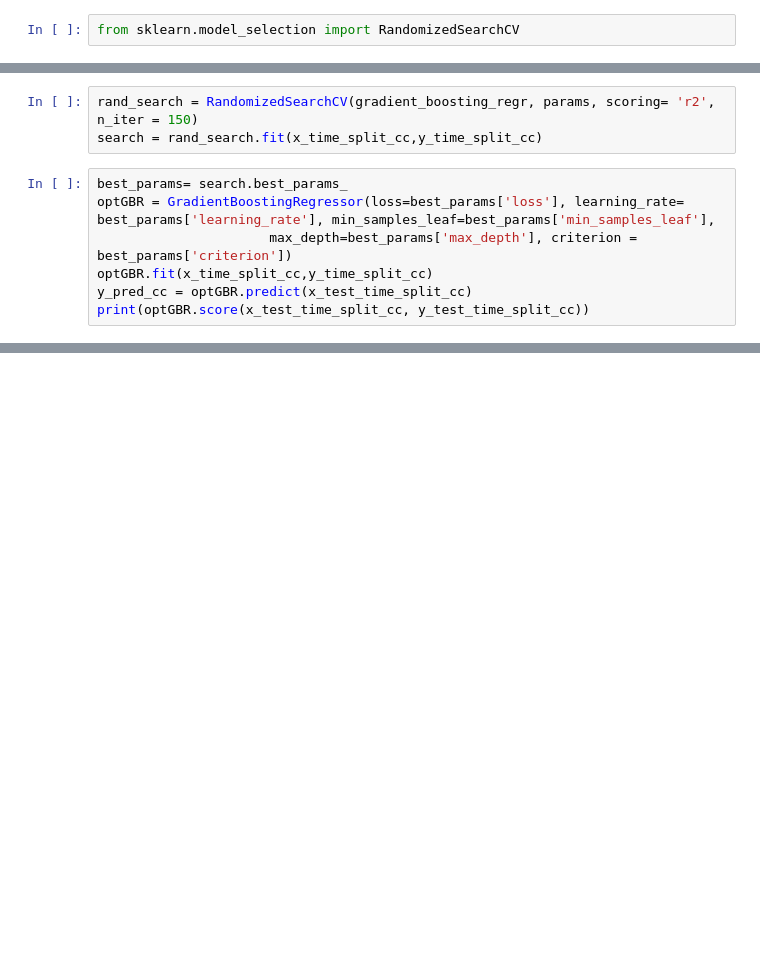
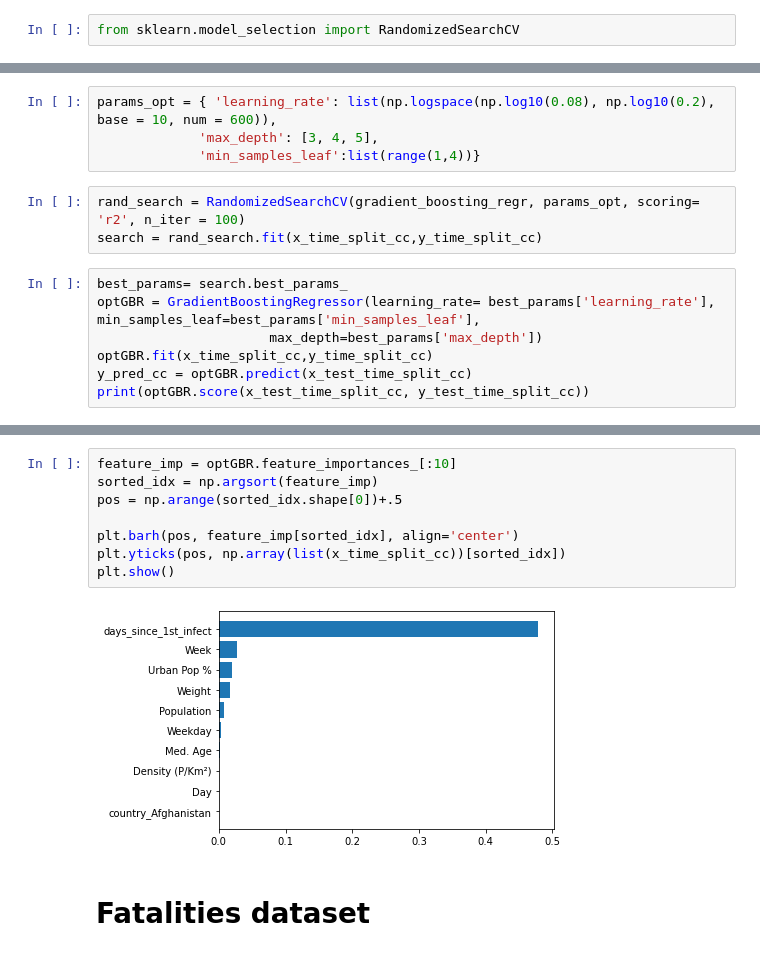
Before and after one commit to acquayefrank/MLDM2020-Project, a Jupyter notebook: experiments_gradient_boosting_regressor.ipynb, the cells around one changed output, grey strips where cells are left out. Cells and saved outputs as stored; diff of their text form; blank space fills up the shorter version.

```diff
--- a/experiments_gradient_boosting_regressor.ipynb
+++ b/experiments_gradient_boosting_regressor.ipynb
@@ -66,10 +65,14 @@ params = {'loss':['ls', 'lad'],
+# %%
+params_opt = { 'learning_rate': list(np.logspace(np.log10(0.08), np.log10(0.2), base = 10, num = 600)),
+             'max_depth': [3, 4, 5],
+             'min_samples_leaf':list(range(1,4))}
 # %%
-rand_search = RandomizedSearchCV(gradient_boosting_regr, params, scoring= 'r2', n_iter = 150)
+rand_search = RandomizedSearchCV(gradient_boosting_regr, params_opt, scoring= 'r2', n_iter = 100)
 search = rand_search.fit(x_time_split_cc,y_time_split_cc)
 # %%
 best_params= search.best_params_
-optGBR = GradientBoostingRegressor(loss=best_params['loss'], learning_rate= best_params['learning_rate'], min_samples_leaf=best_params['min_samples_leaf'],
-                      max_depth=best_params['max_depth'], criterion = best_params['criterion'])
+optGBR = GradientBoostingRegressor(learning_rate= best_params['learning_rate'], min_samples_leaf=best_params['min_samples_leaf'],
+                      max_depth=best_params['max_depth'])
 optGBR.fit(x_time_split_cc,y_time_split_cc)
 y_pred_cc = optGBR.predict(x_test_time_split_cc)
 print(optGBR.score(x_test_time_split_cc, y_test_time_split_cc))
@@ -75,0 +113,12 @@ print(optGBR.score(x_test_time_split_cc, y_test_time_split_cc))
+# %%
+feature_imp = optGBR.feature_importances_[:10]
+sorted_idx = np.argsort(feature_imp)
+pos = np.arange(sorted_idx.shape[0])+.5
+
+plt.barh(pos, feature_imp[sorted_idx], align='center')
+plt.yticks(pos, np.array(list(x_time_split_cc))[sorted_idx])
+plt.show()
+# %% [output]
+[figure, added]
+# %% [markdown]
+# Fatalities dataset
```
Also changed, not shown: parts of 17 cells of this notebook, 8 other files.
